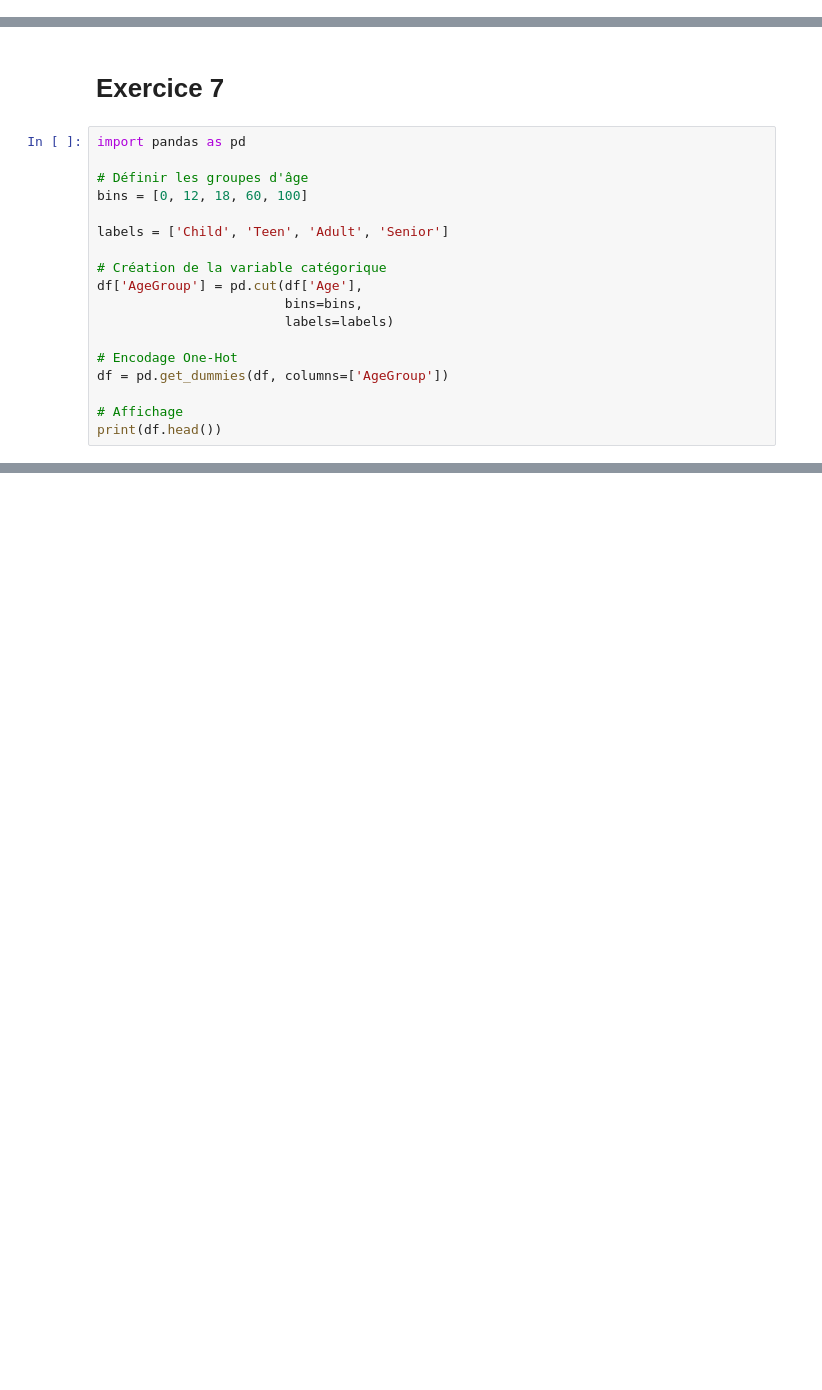
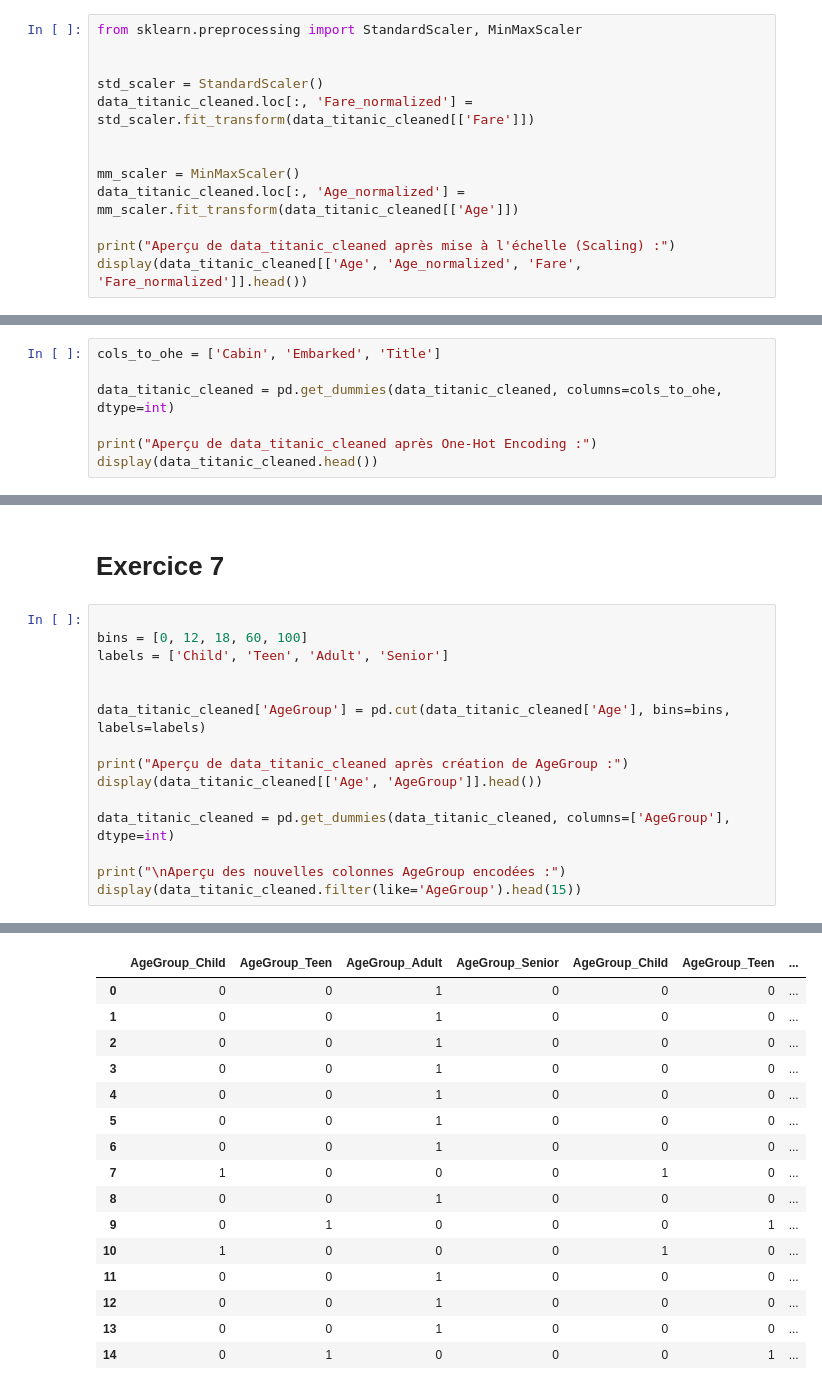
Before and after one commit to briceArmandYeo/DI_Bootcamp, a Jupyter notebook: week2/Day2/ExerciceXP/ExerciceXP.ipynb, the cells around one changed output, grey strips where cells are left out. Drawn from its saved outputs; the diff is of its cells as text; blank space fills up the shorter version.

```diff
--- a/week2/Day2/ExerciceXP/ExerciceXP.ipynb
+++ b/week2/Day2/ExerciceXP/ExerciceXP.ipynb
@@ -391,0 +324,13 @@ plt.show()
+# %%
+from sklearn.preprocessing import StandardScaler, MinMaxScaler
+
+
+std_scaler = StandardScaler()
+data_titanic_cleaned.loc[:, 'Fare_normalized'] = std_scaler.fit_transform(data_titanic_cleaned[['Fare']])
+
+
+mm_scaler = MinMaxScaler()
+data_titanic_cleaned.loc[:, 'Age_normalized'] = mm_scaler.fit_transform(data_titanic_cleaned[['Age']])
+
+print("Aperçu de data_titanic_cleaned après mise à l'échelle (Scaling) :")
+display(data_titanic_cleaned[['Age', 'Age_normalized', 'Fare', 'Fare_normalized']].head())
@@ -412,0 +371,7 @@ print(df.head())
+# %%
+cols_to_ohe = ['Cabin', 'Embarked', 'Title']
+
+data_titanic_cleaned = pd.get_dummies(data_titanic_cleaned, columns=cols_to_ohe, dtype=int)
+
+print("Aperçu de data_titanic_cleaned après One-Hot Encoding :")
+display(data_titanic_cleaned.head())
@@ -413,21 +387,18 @@ print(df.head())
 # %% [markdown]
 # Exercice 7
 # %%
-import pandas as pd
 
-# Définir les groupes d'âge
 bins = [0, 12, 18, 60, 100]
-
 labels = ['Child', 'Teen', 'Adult', 'Senior']
 
-# Création de la variable catégorique
-df['AgeGroup'] = pd.cut(df['Age'],
-                        bins=bins,
-                        labels=labels)
 
-# Encodage One-Hot
-df = pd.get_dummies(df, columns=['AgeGroup'])
+data_titanic_cleaned['AgeGroup'] = pd.cut(data_titanic_cleaned['Age'], bins=bins, labels=labels)
 
-# Affichage
-print(df.head())
+print("Aperçu de data_titanic_cleaned après création de AgeGroup :")
+display(data_titanic_cleaned[['Age', 'AgeGroup']].head())
+
+data_titanic_cleaned = pd.get_dummies(data_titanic_cleaned, columns=['AgeGroup'], dtype=int)
+
+print("\nAperçu des nouvelles colonnes AgeGroup encodées :")
+display(data_titanic_cleaned.filter(like='AgeGroup').head(15))
 # %% [output]
@@ -450,0 +413,16 @@ print(df.head())
+|  | AgeGroup_Child | AgeGroup_Teen | AgeGroup_Adult | AgeGroup_Senior | AgeGroup_Child | AgeGroup_Teen | ... |
+| 0 | 0 | 0 | 1 | 0 | 0 | 0 | ... |
+| 1 | 0 | 0 | 1 | 0 | 0 | 0 | ... |
+| 2 | 0 | 0 | 1 | 0 | 0 | 0 | ... |
+| 3 | 0 | 0 | 1 | 0 | 0 | 0 | ... |
+| 4 | 0 | 0 | 1 | 0 | 0 | 0 | ... |
+| 5 | 0 | 0 | 1 | 0 | 0 | 0 | ... |
+| 6 | 0 | 0 | 1 | 0 | 0 | 0 | ... |
+| 7 | 1 | 0 | 0 | 0 | 1 | 0 | ... |
+| 8 | 0 | 0 | 1 | 0 | 0 | 0 | ... |
+| 9 | 0 | 1 | 0 | 0 | 0 | 1 | ... |
+| 10 | 1 | 0 | 0 | 0 | 1 | 0 | ... |
+| 11 | 0 | 0 | 1 | 0 | 0 | 0 | ... |
+| 12 | 0 | 0 | 1 | 0 | 0 | 0 | ... |
+| 13 | 0 | 0 | 1 | 0 | 0 | 0 | ... |
+| 14 | 0 | 1 | 0 | 0 | 0 | 1 | ... |
```
Also changed, not shown: parts of 41 cells of this notebook.
